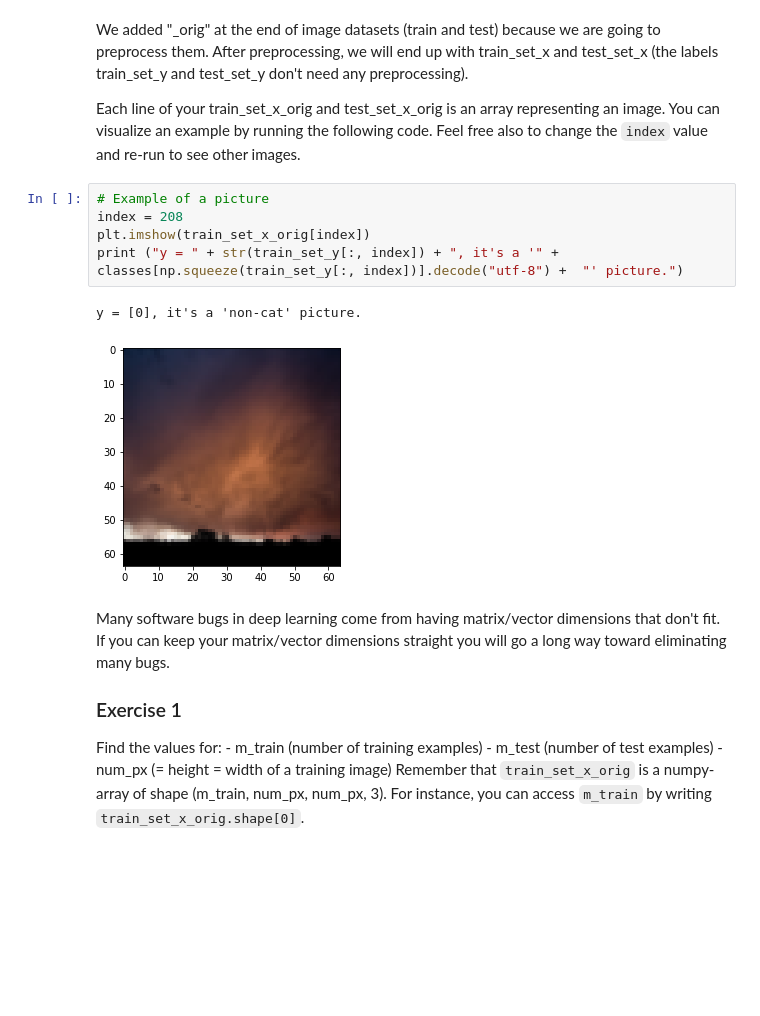
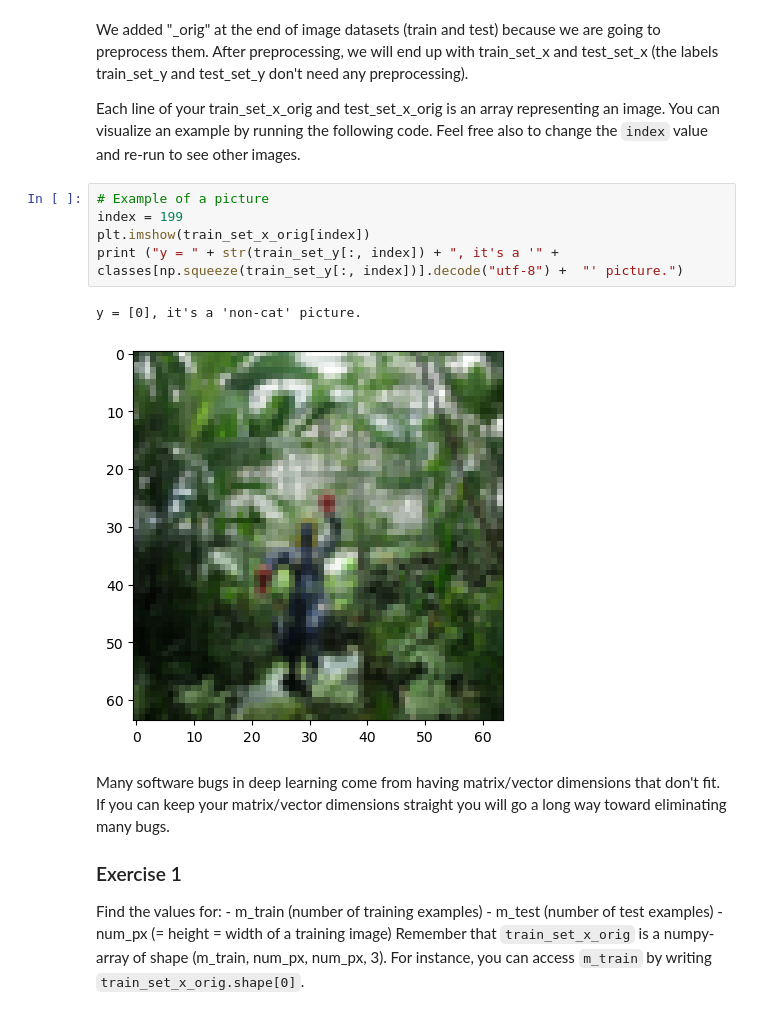
Before and after one commit to AbdulAhad696/DeepLearningAI-Assignments, a Jupyter notebook: Neural Networks and Deep Learning/Week 2/Logistic_Regression_with_a_Neural_Network_mindset.ipynb, the cells around one changed output. Saved outputs shown, nothing was run; the diff lists cells and outputs as text; blank space fills up the shorter version.

```diff
--- a/Neural Networks and Deep Learning/Week 2/Logistic_Regression_with_a_Neural_Network_mindset.ipynb
+++ b/Neural Networks and Deep Learning/Week 2/Logistic_Regression_with_a_Neural_Network_mindset.ipynb
@@ -90,12 +96,12 @@ We added "_orig" at the end of image datasets (train and test) because we are go
 Each line of your train_set_x_orig and test_set_x_orig is an array representing an image. You can visualize an example by running the following code. Feel free also to change the `index` value and re-run to see other images.
 # %%
 # Example of a picture
-index = 208
+index = 199
 plt.imshow(train_set_x_orig[index])
 print ("y = " + str(train_set_y[:, index]) + ", it's a '" + classes[np.squeeze(train_set_y[:, index])].decode("utf-8") +  "' picture.")
 # %% [output]
 y = [0], it's a 'non-cat' picture.
-[figure, old version]
+[figure, new version]
 # %% [markdown]
 Many software bugs in deep learning come from having matrix/vector dimensions that don't fit. If you can keep your matrix/vector dimensions straight you will go a long way toward eliminating many bugs.
 
```
Also changed, not shown: parts of 18 cells of this notebook, 53 other files.
